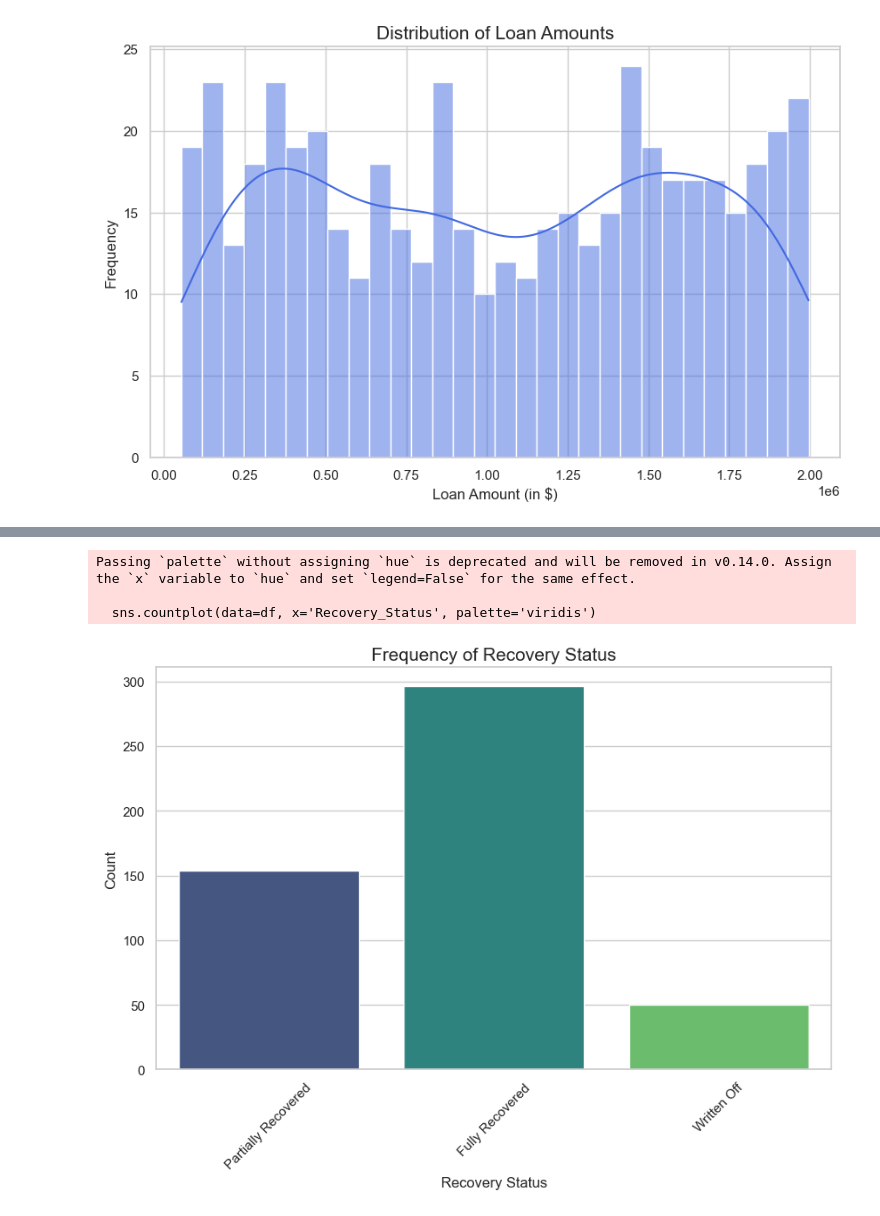
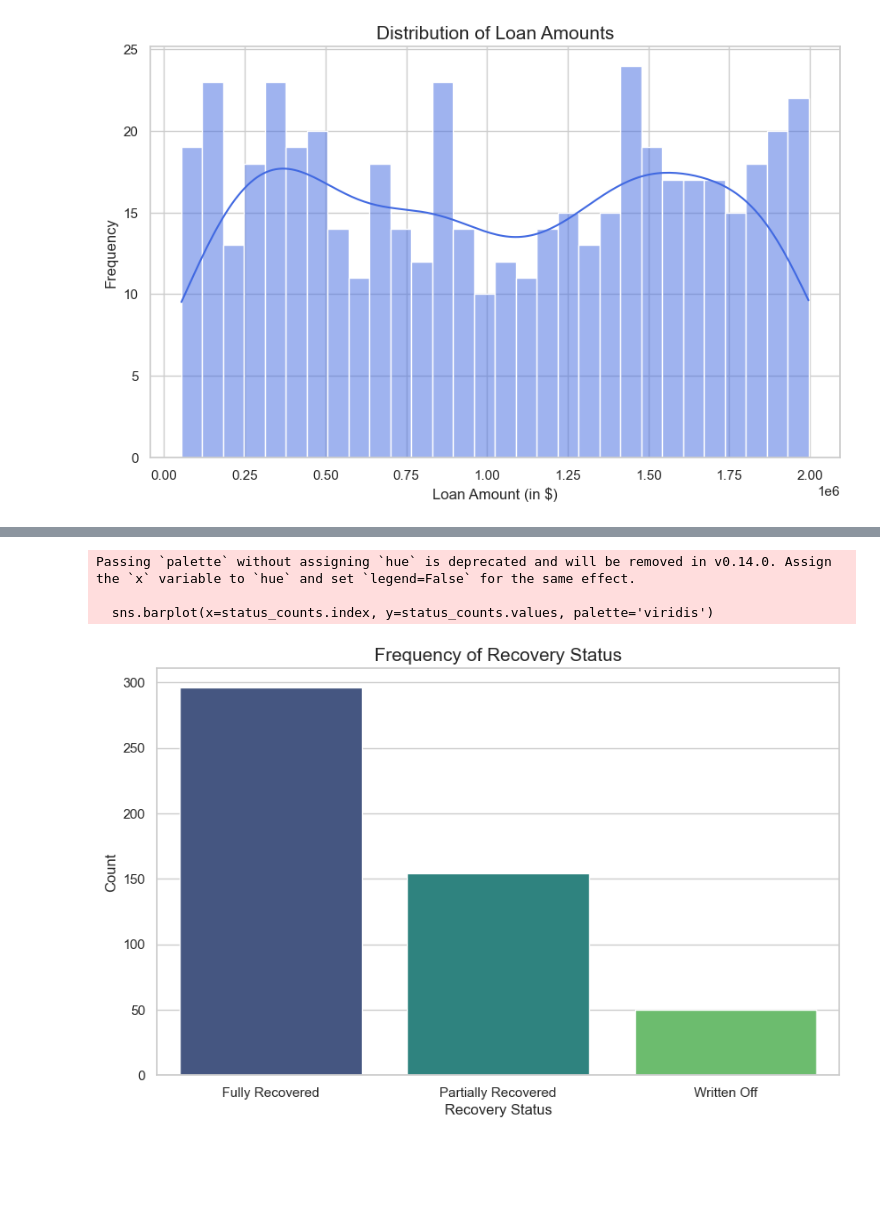
Before and after one commit to HusssainBot4/ML-Projects, a Jupyter notebook: Loan Recovery/loan_recovery.ipynb, the cells around one changed output, grey strips where cells are left out. Cells and saved outputs as stored; diff of their text form; code cells hidden in the pictures; blank space fills up the shorter version.

```diff
--- a/Loan Recovery/loan_recovery.ipynb
+++ b/Loan Recovery/loan_recovery.ipynb
@@ -72,13 +73,13 @@ plt.show()
 # %%
 plt.figure(figsize=(10, 6))
-sns.countplot(data=df, x='Recovery_Status', palette='viridis')
+status_counts = df['Recovery_Status'].value_counts()
+sns.barplot(x=status_counts.index, y=status_counts.values, palette='viridis')
 plt.title('Frequency of Recovery Status', fontsize=15)
 plt.xlabel('Recovery Status', fontsize=12)
 plt.ylabel('Count', fontsize=12)
-plt.xticks(rotation=45)
 plt.show()
 # %% [output]
 Passing `palette` without assigning `hue` is deprecated and will be removed in v0.14.0. Assign the `x` variable to `hue` and set `legend=False` for the same effect.
 
-  sns.countplot(data=df, x='Recovery_Status', palette='viridis')
+  sns.barplot(x=status_counts.index, y=status_counts.values, palette='viridis')
-[figure, old version]
+[figure, new version]
```
Also changed, not shown: parts of 8 cells of this notebook.
